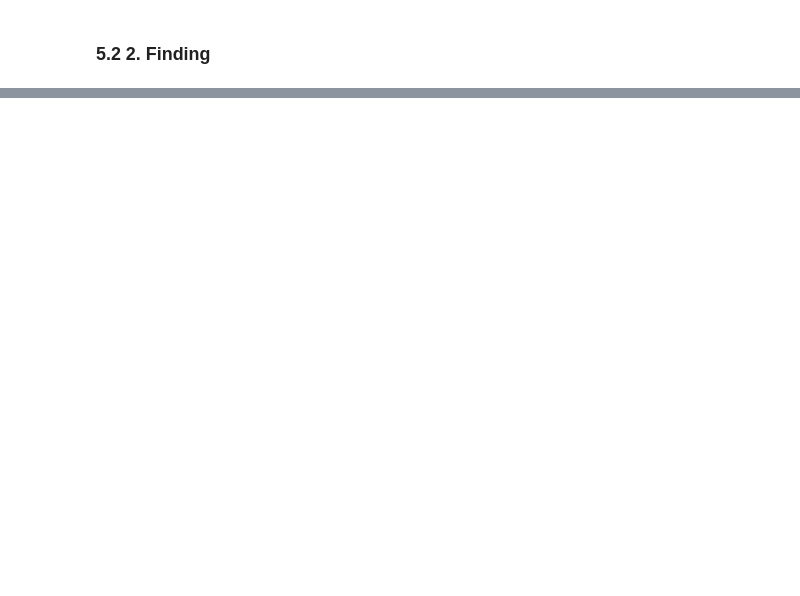
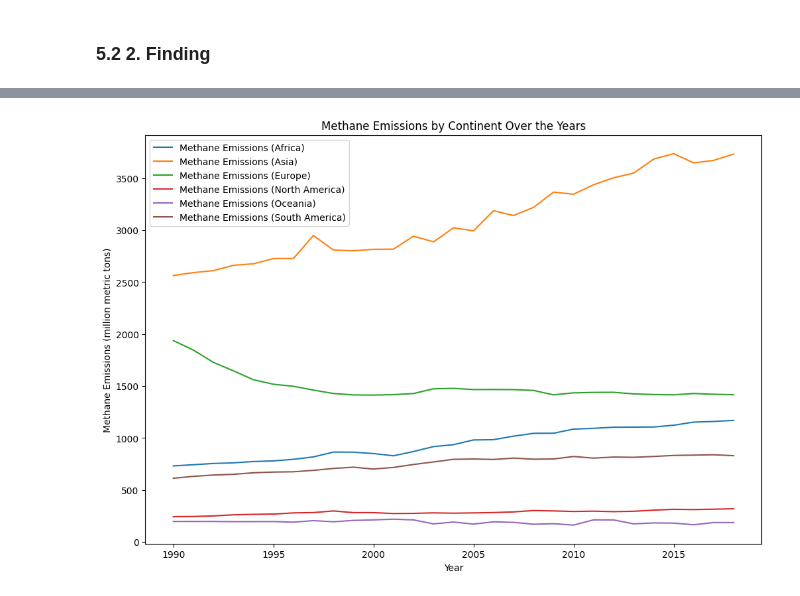
Before and after one commit to Koslowsky1337/Projekt_LF8_1, a Jupyter notebook: analyse.ipynb, the cells around one changed output, grey strips where cells are left out. Drawn from its saved outputs; the diff is of its cells as text; code cells hidden in the pictures; blank space fills up the shorter version.

```diff
--- a/analyse.ipynb
+++ b/analyse.ipynb
@@ -358,0 +409,27 @@ co2_df_melted.head(60)
+# %%
+# Read the emissions data and the data that associates countries with continents
+methane_data = pd.read_csv('data/methane_hist_emissions_melted.csv')
+
+# Merge the emissions data with the continent data
+methane_data = methane_data.merge(country_continent_data, on='Country')
+
+# Group data by year and continent and calculate total Methane emissions for each
+methane_grouped = methane_data.groupby(['Year', 'Continent'])['Methane Emissions'].sum().unstack().fillna(0)
+# %%
+# Create a plot for Methane emissions
+plt.figure(figsize=(12, 8))
+for continent in methane_grouped.columns:
+    plt.plot(methane_grouped.index, methane_grouped[continent], label=f'Methane Emissions ({continent})', linestyle='-')
+
+# Set plot labels and title
+plt.xlabel('Year')
+plt.ylabel('Methane Emissions (million metric tons)')
+plt.title('Methane Emissions by Continent Over the Years')
+
+# Add a legend
+plt.legend()
+
+# Display the Methane emissions plot (optional)
+plt.show()
+# %% [output]
+[figure, added]
```
Also changed, not shown: parts of 9 cells of this notebook, 3 other files.
